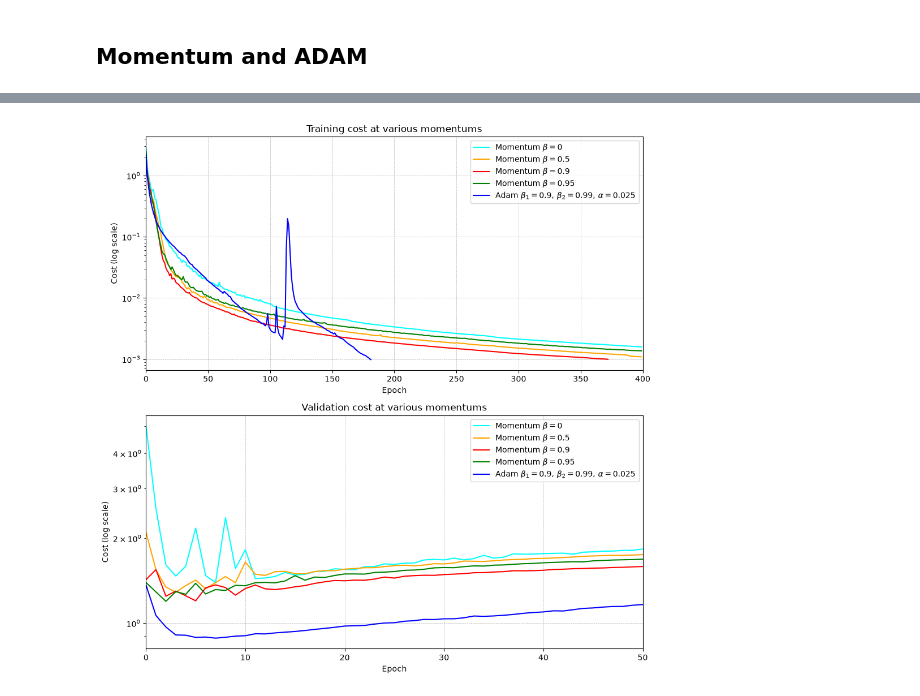
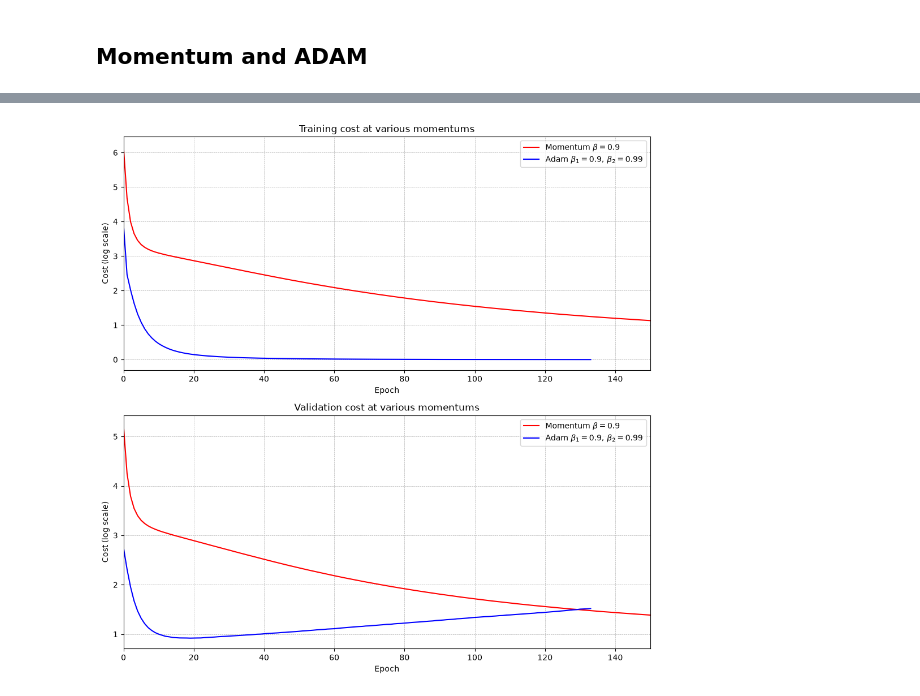
Before and after one commit to svd-jelo/deep-learning, a Jupyter notebook: 202-optimization-methods.ipynb, the cells around one changed output, grey strips where cells are left out. Drawn from its saved outputs; the diff is of its cells as text; code cells hidden in the pictures.

```diff
--- a/202-optimization-methods.ipynb
+++ b/202-optimization-methods.ipynb
@@ -50,15 +50,13 @@ def plot_train_test_accuracy(net: Network, ax=None, **kwargs):
 ## Momentum and ADAM
 # %%
 net = Network(sizes, activation_functions, mini_batch_size=mini_batch_size, cost="cross_entropy", init_method="naive",
-              max_epochs=max_epochs, random_state=1, verbose=True, monitor_cost=True, monitor_accuracy=True, learning_rate=2.5)
-opts = [MomentumOptimizer(beta=0), MomentumOptimizer(beta=0.5), MomentumOptimizer(0.9), MomentumOptimizer(0.95),
-         AdamOptimizer()]
-colors = ['cyan', 'orange', 'red', 'green', 'blue']
-lrs = [2.5, 2.5, 2.5, 2.5, 0.025]
+              max_epochs=max_epochs, random_state=1, verbose=True, monitor_cost=True, monitor_accuracy=True, learning_rate=0.0025)
+opts = [MomentumOptimizer(0.9), AdamOptimizer()]
+colors = ['red', 'blue']
 train_costs = []
 val_costs = []
-for opt,lr in zip(opts,lrs):
-    net.set_params(**dict(optimizer=opt, learning_rate=lr))
+for opt in opts:
+    net.set_params(**dict(optimizer=opt))
     net.fit(X_train_t, y_train_t, X_val_t, y_val_t)
     train_costs.append(net.train_cost_cache)
     val_costs.append(net.val_cost_cache)
@@ -86,27 +71,24 @@ epoch: 181, cost: 0.000987018988356244
 # %%
 fig,axs = plt.subplots(2,1,figsize=(10,10))
-labels = [rf"Momentum $\beta=0$",
-          rf"Momentum $\beta=0.5$",
-          rf"Momentum $\beta=0.9$",
-          rf"Momentum $\beta=0.95$",
-          rf"Adam $\beta_1=0.9,\, \beta_2=0.99,\, \alpha=0.025$"]
-for beta, color, label, train_cost, val_cost in zip(opts, colors, labels, train_costs, val_costs):
+labels = [rf"Momentum $\beta=0.9$",
+          rf"Adam $\beta_1=0.9,\, \beta_2=0.99$"]
+for color, label, train_cost, val_cost in zip(colors, labels, train_costs, val_costs):
     axs[0].plot(range(len(train_cost)), train_cost, '-', c=color, label=label, mfc=color, mec='k')
     axs[1].plot(range(len(val_cost)), val_cost, '-', c=color, label=label, mfc=color, mec='k')
 
 titles = ['Training cost at various momentums', 'Validation cost at various momentums']
-xlims = [(0,400),(0,50)]
-yscales = ['log', 'log']
+xlims = [(0,150),(0,150)]
+yscales = ['linear', 'linear']
 for ax,title,xlim,yscale in zip(axs.flatten(), titles, xlims, yscales):
     ax.grid(visible=True, axis="both", which="major", linestyle="--", linewidth="0.5")
     ax.set_xlim(xlim)
     ax.set_xlabel('Epoch')
     ax.set_ylabel("Cost (log scale)")
     ax.set_yscale(yscale)
     ax.legend()
     ax.set_title(title)
 
 plt.tight_layout()
 plt.show()
 # %% [output]
-[figure, old version]
+[figure, new version]
```
Also changed, not shown: parts of 1 cell of this notebook, 1 other file.
